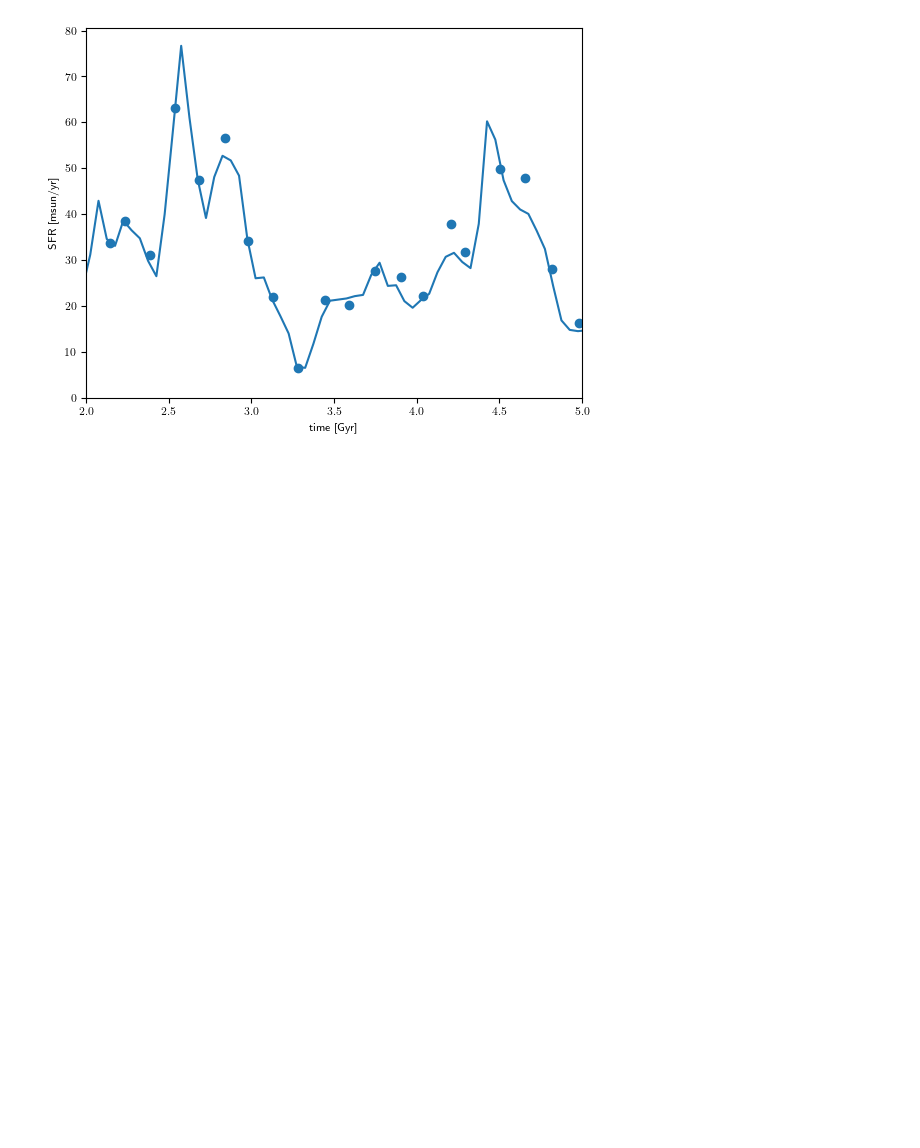
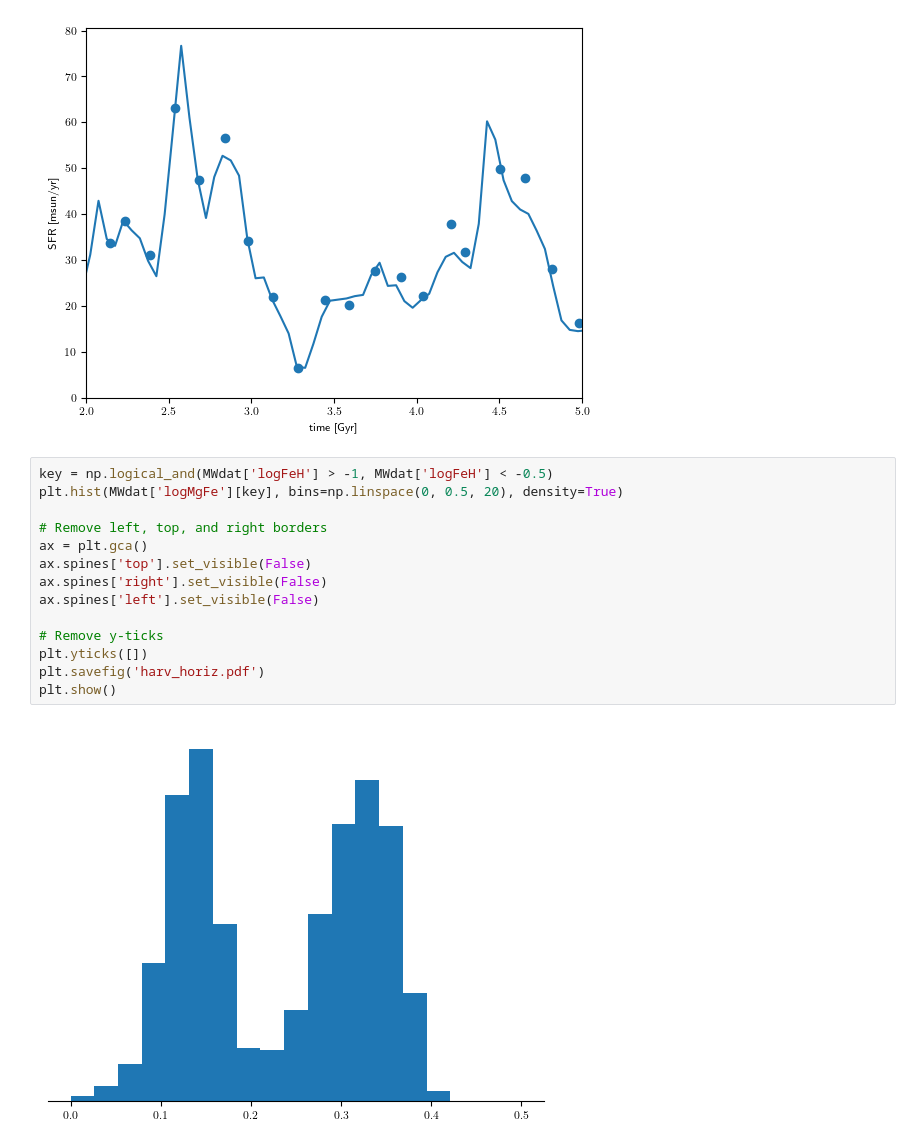
Before and after one commit to gusbeane/Mgdec, a Jupyter notebook: plots/fig1/fig1.ipynb, the cells around one changed output. Saved outputs shown, nothing was run; the diff lists cells and outputs as text; blank space fills up the shorter version.

```diff
--- a/plots/fig1/fig1.ipynb
+++ b/plots/fig1/fig1.ipynb
@@ -1252,3 +1252,19 @@ plt.ylabel('SFR [msun/yr]')
 # %% [output]
 Text(0, 0.5, 'SFR [msun/yr]')
 [figure]
+# %%
+key = np.logical_and(MWdat['logFeH'] > -1, MWdat['logFeH'] < -0.5)
+plt.hist(MWdat['logMgFe'][key], bins=np.linspace(0, 0.5, 20), density=True)
+
+# Remove left, top, and right borders
+ax = plt.gca()
+ax.spines['top'].set_visible(False)
+ax.spines['right'].set_visible(False)
+ax.spines['left'].set_visible(False)
+
+# Remove y-ticks
+plt.yticks([])
+plt.savefig('harv_horiz.pdf')
+plt.show()
+# %% [output]
+[figure, added]
```
Also changed, not shown: parts of 4 cells of this notebook, 2 other files.
